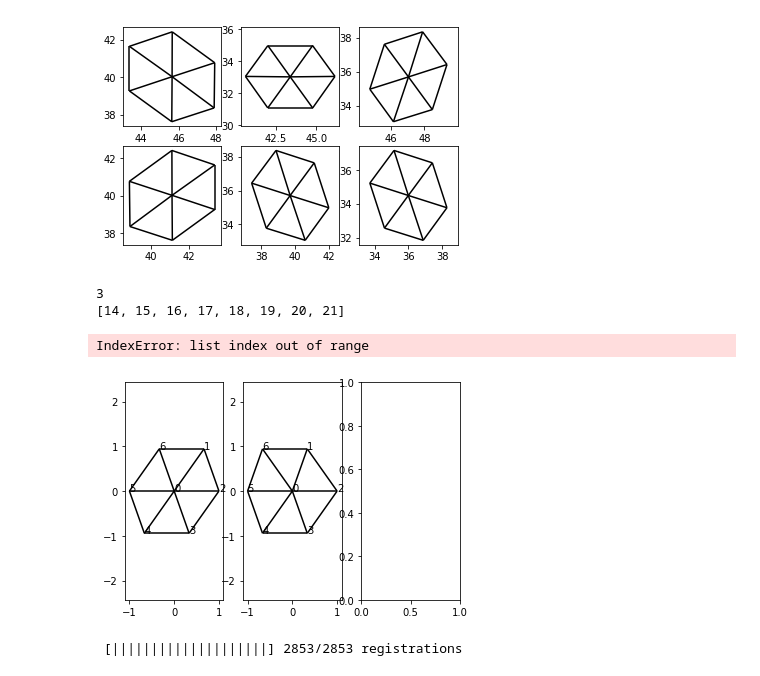
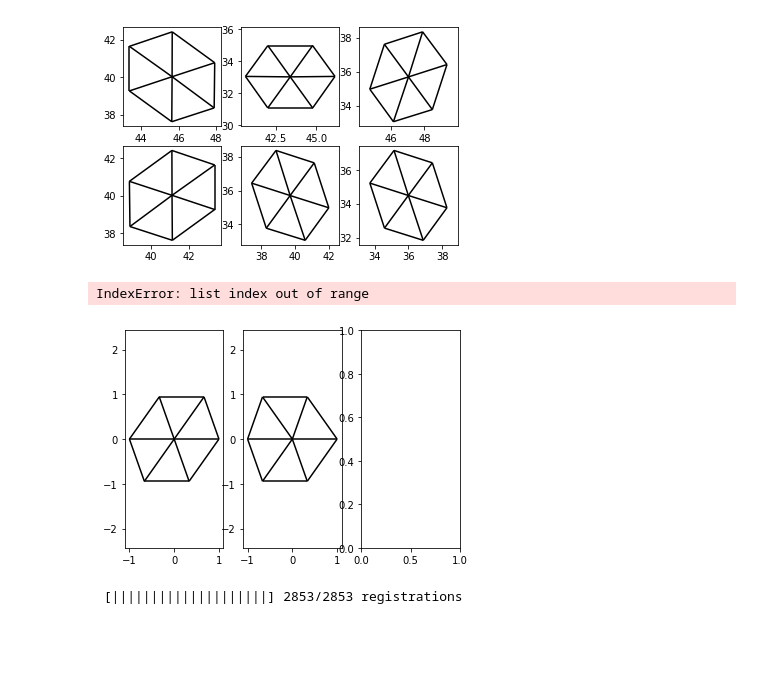
Before and after one commit to jacobjma/point-segment-matching, a Jupyter notebook: notebooks/decahedral_nanoparticle.ipynb, the cells around one changed output. Cells and saved outputs as stored; diff of their text form; code cells hidden in the pictures; blank space fills up the shorter version.

```diff
--- a/notebooks/decahedral_nanoparticle.ipynb
+++ b/notebooks/decahedral_nanoparticle.ipynb
@@ -28,30 +28,26 @@ segments.show(6, nrows=2);
 # %%
 a = [1, 0]
 b = [1/3., -2*np.sqrt(2)/3.]
 
 templates = lattice_segment(a, b, max_depth=2)
 
 templates = templates[0].detach()
 
 templates.extend(templates[0].detach())
 templates[1].set_point(6, [templates[1].points[4,0],templates[1].points[6,1]])
 templates[1].set_point(1, [templates[1].points[3,0],templates[1].points[1,1]])
 
 #emplates.extend(templates[0].detach())
 
 templates.extend(templates[0].detach([0,2,3,4,5]))
 templates[2].add_points(templates[2].points[[0,1,4]] + [0,4])
 
-print(templates[2].indices)
-
-axes = templates.show(3, nrows=1, show_order=True);
-for ax in axes:
-    ax.axis('off')
+axes = templates.show(3);
+#for ax in axes:
+#    ax.axis('off')
 # %% [output]
-3
-[14, 15, 16, 17, 18, 19, 20, 21]
+IndexError: list index out of range
-IndexError: list index out of range
-[figure, old version]
+[figure, new version]
 # %%
 rmsd = segments.register(templates, transform='similarity', pivot='cop')
 # %% [output]
```
Also changed, not shown: 30 other files.
